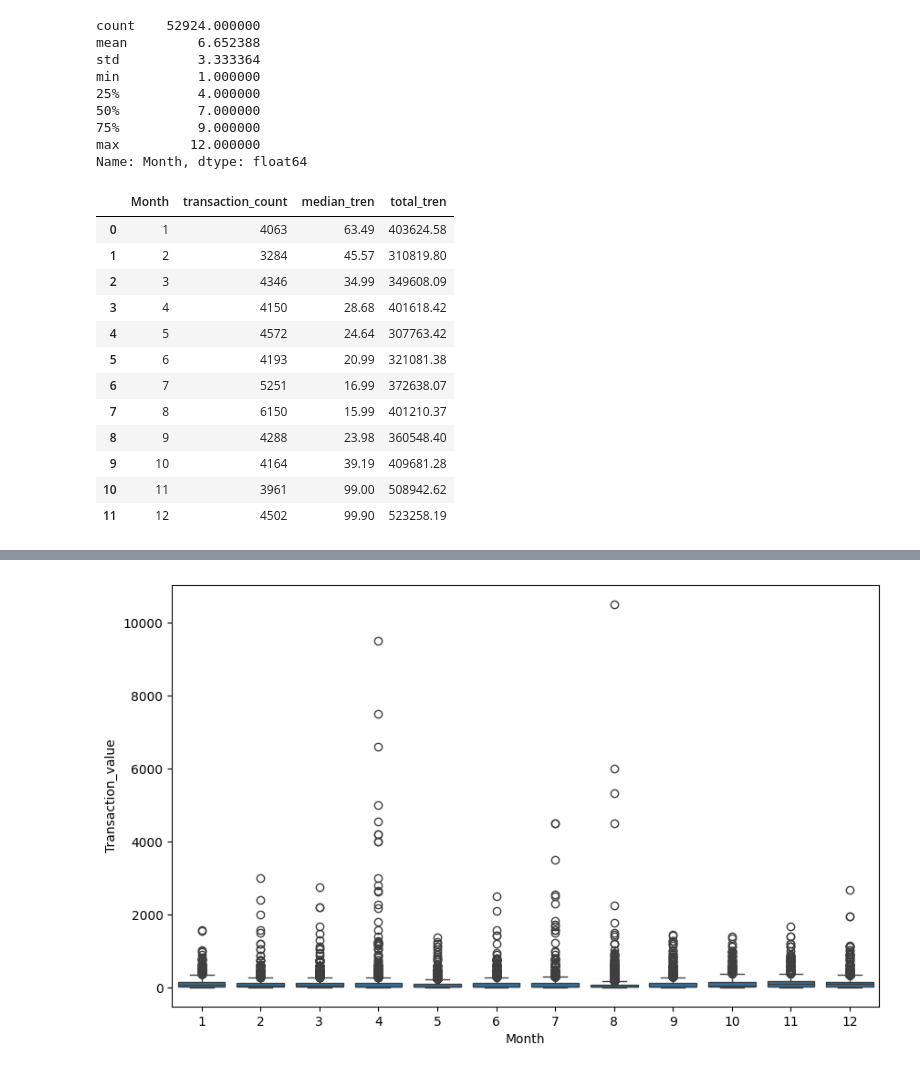
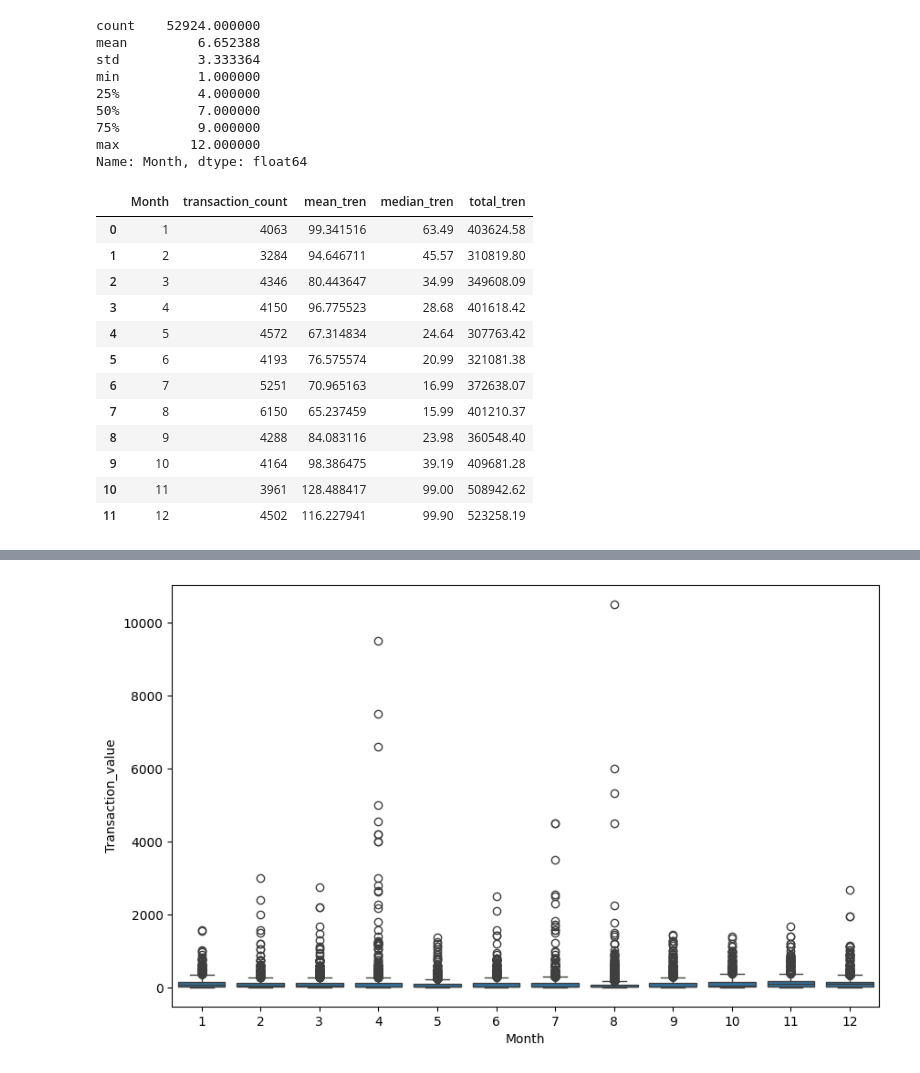
Before and after one commit to Yusuf-IR08/online-shopping-analys, a Jupyter notebook: shopping_analys.ipynb, the cells around one changed output, grey strips where cells are left out. Saved outputs shown, nothing was run; the diff lists cells and outputs as text; code cells hidden in the pictures.

```diff
--- a/shopping_analys.ipynb
+++ b/shopping_analys.ipynb
@@ -273,3 +326,8 @@ df[['Tenure_Months', 'Transaction_value', 'Transaction_ID']].corr(method='spearm
 | Tenure_Months | 1.000000 | -0.002378 | 0.021860 |
 | Transaction_value | -0.002378 | 1.000000 | 0.016727 |
 | Transaction_ID | 0.021860 | 0.016727 | 1.000000 |
+# %%
+bins = [0, 6, 12, 24, 60]
+labels = ["New", "Growing", "Loyal", "Very Loyal"]
+
+df["Tenure_Group"] = pd.cut(df["Tenure_Months"], bins=bins, labels=labels)
@@ -599,24 +822,25 @@ min          1.000000
 max         12.000000
 Name: Month, dtype: float64
 # %%
-monthly_order = df.groupby('Month').agg(
-    transaction_count = ('Transaction_ID', 'count'),
-    median_tren = ('Transaction_value', 'median'),
-    total_tren = ('Transaction_value', 'sum')
-).reset_index().sort_values('Month')
+monthly_order = df.groupby("Month").agg(
+    transaction_count = ("Transaction_ID", "count"),
+    mean_tren = ("Transaction_value", "mean"),
+    median_tren = ("Transaction_value", "median"),
+    total_tren = ("Transaction_value", "sum")
+).reset_index().sort_values("Month")
 
 monthly_order
 # %% [output]
-|  | Month | transaction_count | median_tren | total_tren |
-| 0 | 1 | 4063 | 63.49 | 403624.58 |
-| 1 | 2 | 3284 | 45.57 | 310819.80 |
-| 2 | 3 | 4346 | 34.99 | 349608.09 |
-| 3 | 4 | 4150 | 28.68 | 401618.42 |
-| 4 | 5 | 4572 | 24.64 | 307763.42 |
-| 5 | 6 | 4193 | 20.99 | 321081.38 |
-| 6 | 7 | 5251 | 16.99 | 372638.07 |
-| 7 | 8 | 6150 | 15.99 | 401210.37 |
-| 8 | 9 | 4288 | 23.98 | 360548.40 |
-| 9 | 10 | 4164 | 39.19 | 409681.28 |
-| 10 | 11 | 3961 | 99.00 | 508942.62 |
-| 11 | 12 | 4502 | 99.90 | 523258.19 |
+|  | Month | transaction_count | mean_tren | median_tren | total_tren |
+| 0 | 1 | 4063 | 99.341516 | 63.49 | 403624.58 |
+| 1 | 2 | 3284 | 94.646711 | 45.57 | 310819.80 |
+| 2 | 3 | 4346 | 80.443647 | 34.99 | 349608.09 |
+| 3 | 4 | 4150 | 96.775523 | 28.68 | 401618.42 |
+| 4 | 5 | 4572 | 67.314834 | 24.64 | 307763.42 |
+| 5 | 6 | 4193 | 76.575574 | 20.99 | 321081.38 |
+| 6 | 7 | 5251 | 70.965163 | 16.99 | 372638.07 |
+| 7 | 8 | 6150 | 65.237459 | 15.99 | 401210.37 |
+| 8 | 9 | 4288 | 84.083116 | 23.98 | 360548.40 |
+| 9 | 10 | 4164 | 98.386475 | 39.19 | 409681.28 |
+| 10 | 11 | 3961 | 128.488417 | 99.00 | 508942.62 |
+| 11 | 12 | 4502 | 116.227941 | 99.90 | 523258.19 |
```
Also changed, not shown: parts of 91 cells of this notebook.
